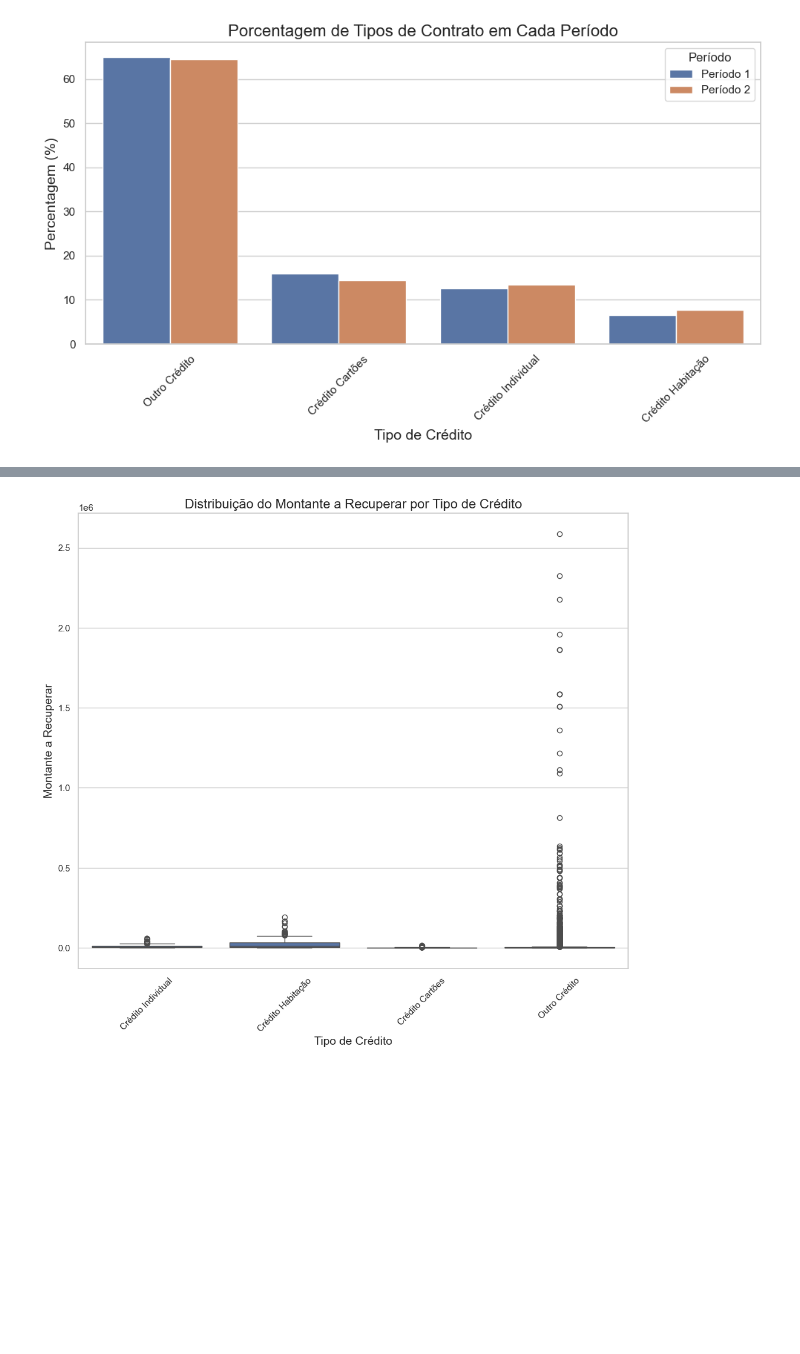
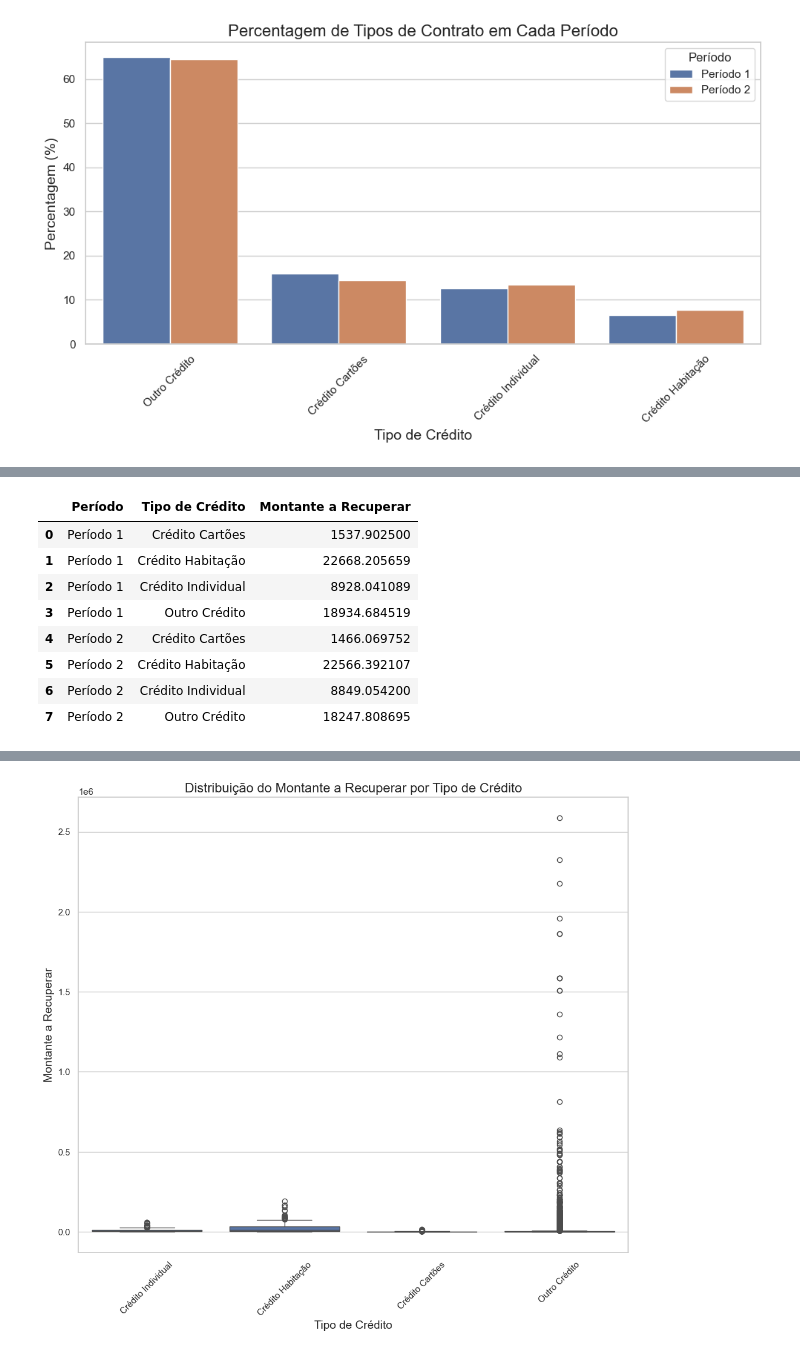
Before and after one commit to bruna-barbosa/analise-recuperacao-credito, a Jupyter notebook: analise.ipynb, the cells around one changed output, grey strips where cells are left out. Drawn from its saved outputs; the diff is of its cells as text; code cells hidden in the pictures; blank space fills up the shorter version.

```diff
--- a/analise.ipynb
+++ b/analise.ipynb
@@ -295,6 +312,18 @@ data_combinada = pd.concat([data_periodo_1, data_periodo_2])
 # %%
 # Calcular o valor médio por contrato para cada tipo de crédito em cada período
 media_por_contrato = data_combinada.groupby(['Período', 'Tipo de Crédito'])['Montante a Recuperar'].mean().reset_index()
+# %%
+media_por_contrato
+# %% [output]
+|  | Período | Tipo de Crédito | Montante a Recuperar |
+| 0 | Período 1 | Crédito Cartões | 1537.902500 |
+| 1 | Período 1 | Crédito Habitação | 22668.205659 |
+| 2 | Período 1 | Crédito Individual | 8928.041089 |
+| 3 | Período 1 | Outro Crédito | 18934.684519 |
+| 4 | Período 2 | Crédito Cartões | 1466.069752 |
+| 5 | Período 2 | Crédito Habitação | 22566.392107 |
+| 6 | Período 2 | Crédito Individual | 8849.054200 |
+| 7 | Período 2 | Outro Crédito | 18247.808695 |
 # %%
 # Definir o estilo do gráfico
 sns.set(style="whitegrid")
```
Also changed, not shown: parts of 2 cells of this notebook.
